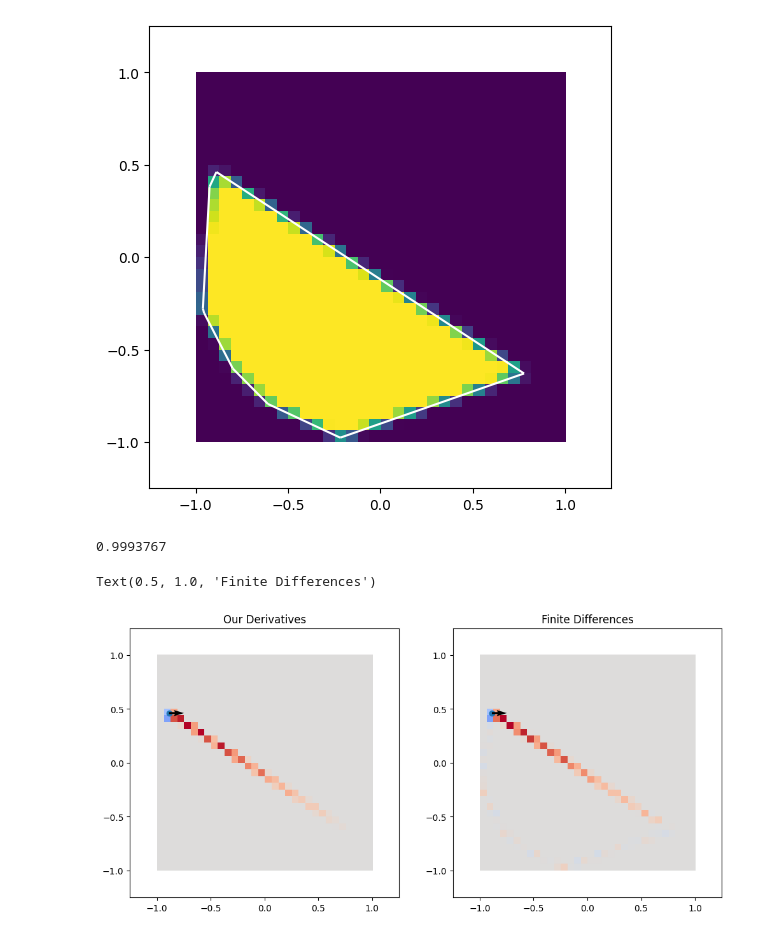
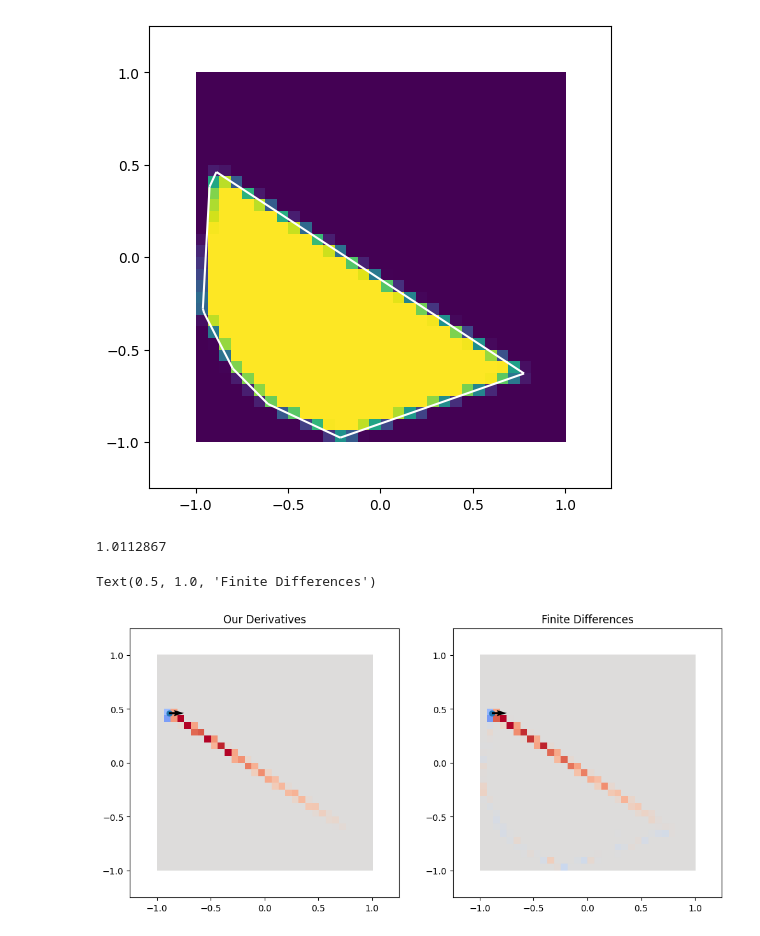
Before and after one commit to mworchel/differentiable-voxelization, a Jupyter notebook: tutorials/playground.ipynb, the cells around one changed output. Saved outputs shown, nothing was run; the diff lists cells and outputs as text; code cells hidden in the pictures.

```diff
--- a/tutorials/playground.ipynb
+++ b/tutorials/playground.ipynb
@@ -53,23 +53,23 @@ r = np.quantile(np.abs(d_occupancy_fd), q=0.999)
 # %%
 occupancy   = np.zeros((dim, dim), dtype=np.float32)
 d_occupancy = np.zeros((dim, dim), dtype=np.float32)
-dvx_ext.voxelize_forward_f32(vertices, edges, occupancy, d_vertices, d_occupancy, num_samples_per_simplex=1024, filter_radius=filter_radius)
+dvx_ext.voxelize_forward_mc_f32(vertices, edges, occupancy, d_vertices, d_occupancy, num_samples_per_simplex=1024, filter_radius=filter_radius)
 
 ratio = (d_occupancy_fd / d_occupancy)
 print(np.median(ratio[np.isfinite(ratio)]))
 
 domain_scale = 1.25
 fig, axs = plt.subplots(1, 2, figsize=(12, 6))
 for i in range(2):
     axs[i].set_ylim(-1*domain_scale, 1*domain_scale)
     axs[i].set_xlim(-1*domain_scale, 1*domain_scale)
     axs[i].scatter(*vertices[vertex_id:vertex_id+1].T)
     axs[i].quiver(*vertices[vertex_id:vertex_id+1].T, *d_vertices[vertex_id:vertex_id+1].T)
 axs[0].imshow(d_occupancy, extent=(-1, 1, 1, -1), vmin=-r, vmax=r, cmap='coolwarm')
 axs[0].set_title("Our Derivatives")
 axs[1].imshow(d_occupancy_fd, extent=(-1, 1, 1, -1), vmin=-r, vmax=r, cmap='coolwarm')
 axs[1].set_title("Finite Differences")
 # %% [output]
-0.9993767
+1.0112867
 Text(0.5, 1.0, 'Finite Differences')
-[figure, old version]
+[figure, new version]
```
Also changed, not shown: parts of 2 cells of this notebook, 3 other files.
